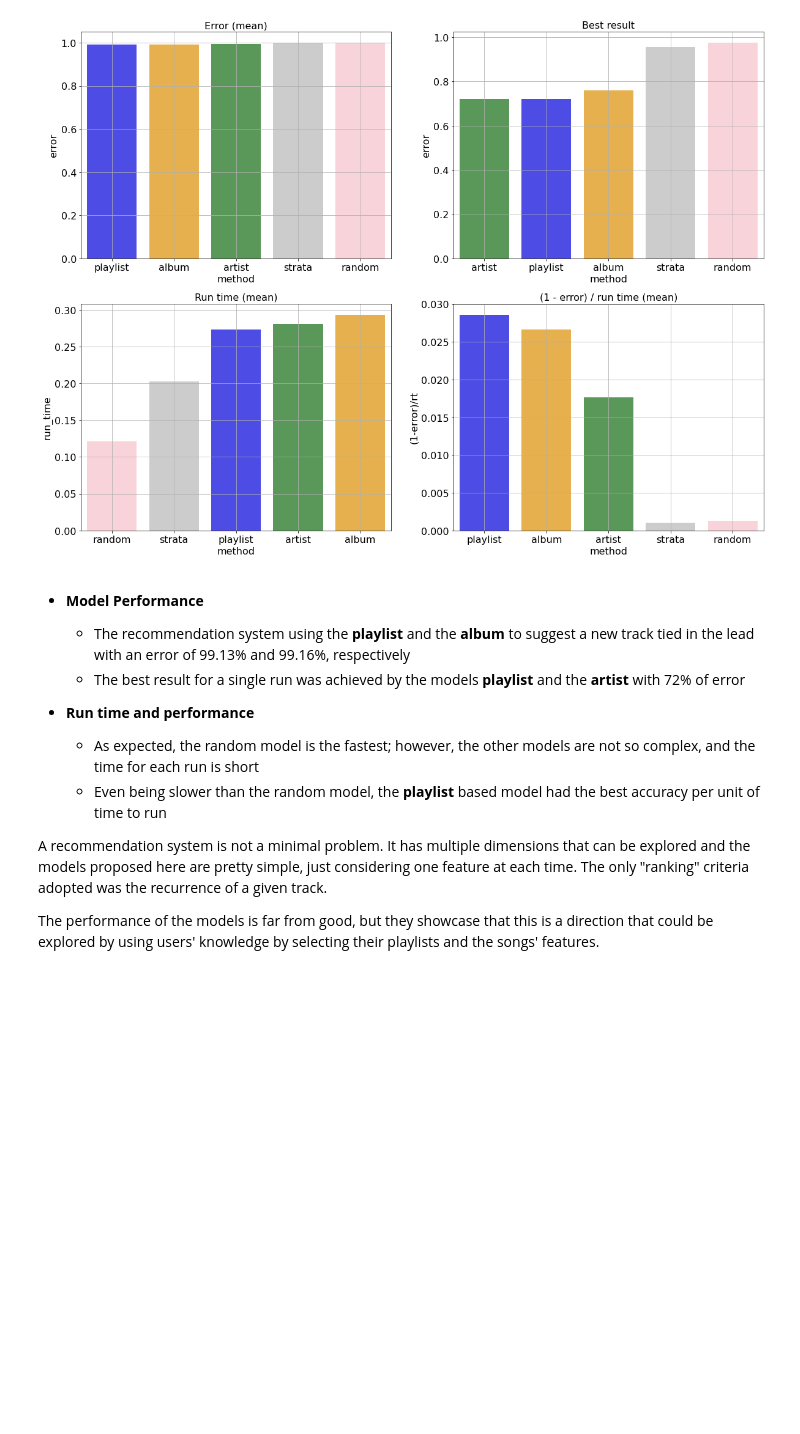
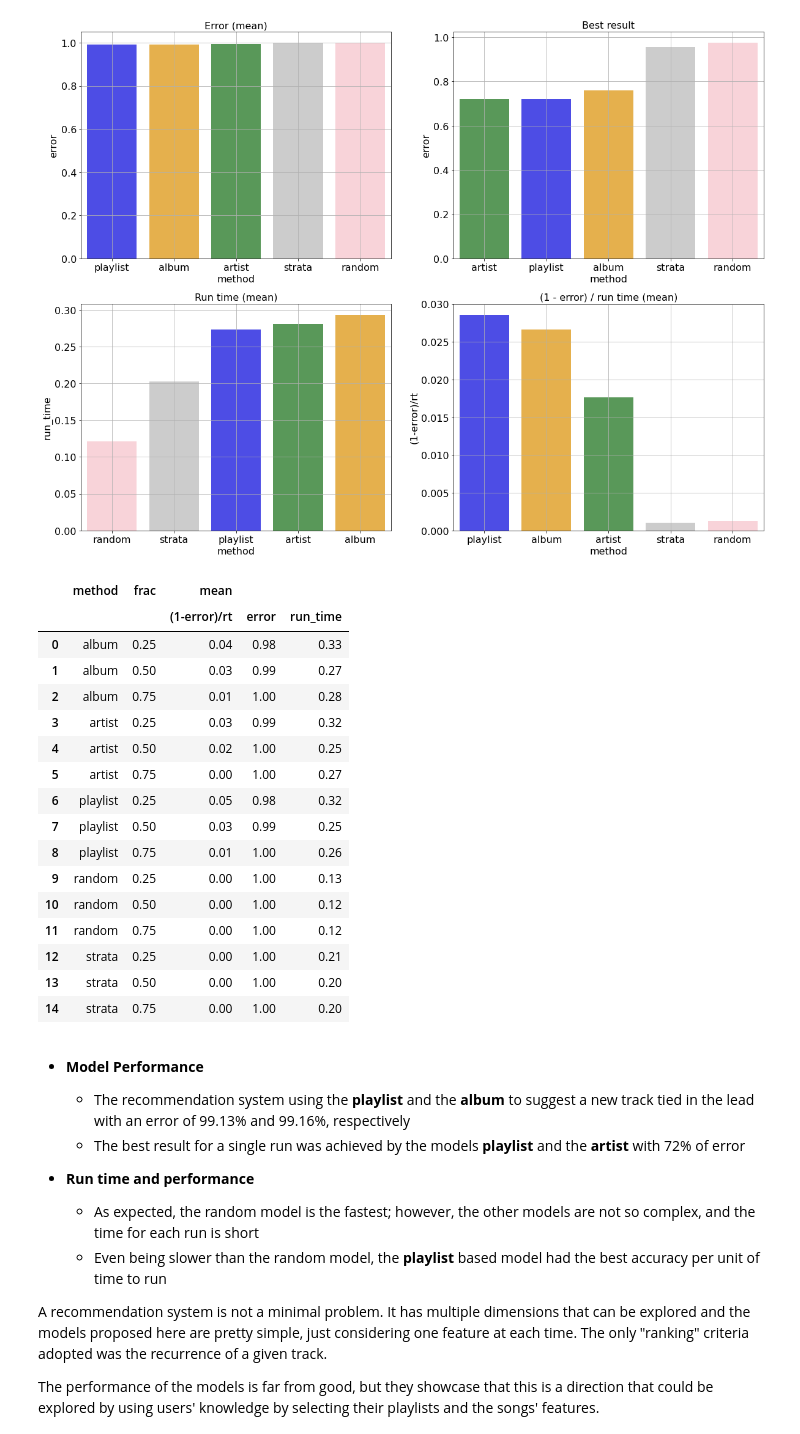
Before and after one commit to MarceloAlvesPereira/Follow_the_beat, a Jupyter notebook: Feel_the_rhythm_5_results_conclusion.ipynb, the cells around one changed output. Drawn from its saved outputs; the diff is of its cells as text; code cells hidden in the pictures; blank space fills up the shorter version.

```diff
--- a/Feel_the_rhythm_5_results_conclusion.ipynb
+++ b/Feel_the_rhythm_5_results_conclusion.ipynb
@@ -100,6 +100,29 @@ data_path = os.getcwd() + '\\data\\6_model_perf.png'
 plt.savefig(data_path, bbox_inches='tight')
 # %% [output]
 [figure]
+# %%
+summ2 = results.pivot_table(index=['method', 'frac'],
+                            aggfunc=['mean'],
+                            values=['error','run_time','(1-error)/rt']).reset_index()
+summ2
+# %% [output]
+|  | method | frac | mean |  |  |
+|  |  |  | (1-error)/rt | error | run_time |
+| 0 | album | 0.25 | 0.04 | 0.98 | 0.33 |
+| 1 | album | 0.50 | 0.03 | 0.99 | 0.27 |
+| 2 | album | 0.75 | 0.01 | 1.00 | 0.28 |
+| 3 | artist | 0.25 | 0.03 | 0.99 | 0.32 |
+| 4 | artist | 0.50 | 0.02 | 1.00 | 0.25 |
+| 5 | artist | 0.75 | 0.00 | 1.00 | 0.27 |
+| 6 | playlist | 0.25 | 0.05 | 0.98 | 0.32 |
+| 7 | playlist | 0.50 | 0.03 | 0.99 | 0.25 |
+| 8 | playlist | 0.75 | 0.01 | 1.00 | 0.26 |
+| 9 | random | 0.25 | 0.00 | 1.00 | 0.13 |
+| 10 | random | 0.50 | 0.00 | 1.00 | 0.12 |
+| 11 | random | 0.75 | 0.00 | 1.00 | 0.12 |
+| 12 | strata | 0.25 | 0.00 | 1.00 | 0.21 |
+| 13 | strata | 0.50 | 0.00 | 1.00 | 0.20 |
+| 14 | strata | 0.75 | 0.00 | 1.00 | 0.20 |
 # %% [markdown]
 - **Model Performance**
     - The recommendation system using the **playlist** and the **album** to suggest a new track tied in the lead with an error of 99.13% and 99.16%, respectively
```
Also changed, not shown: 2 other files.
